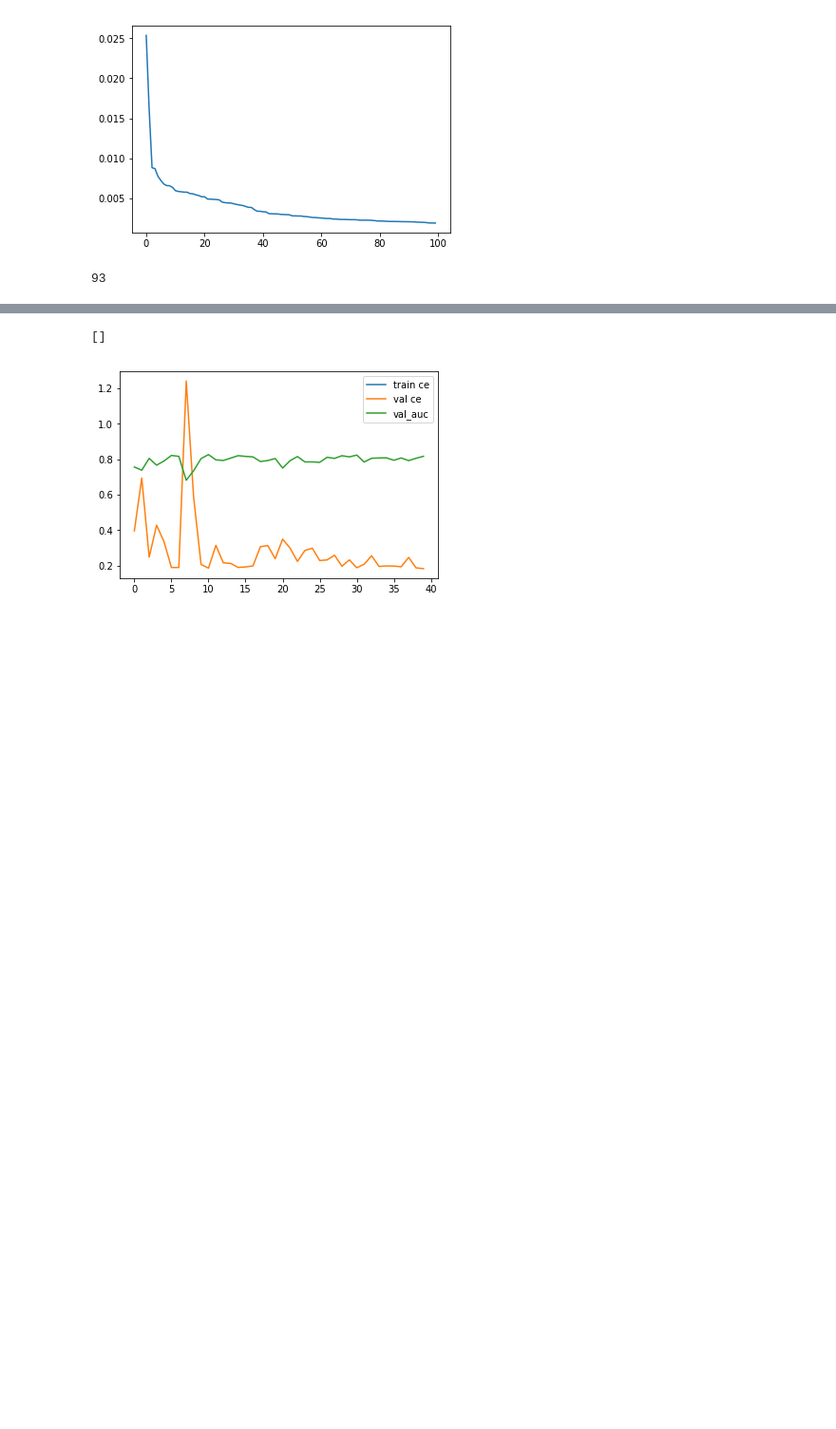
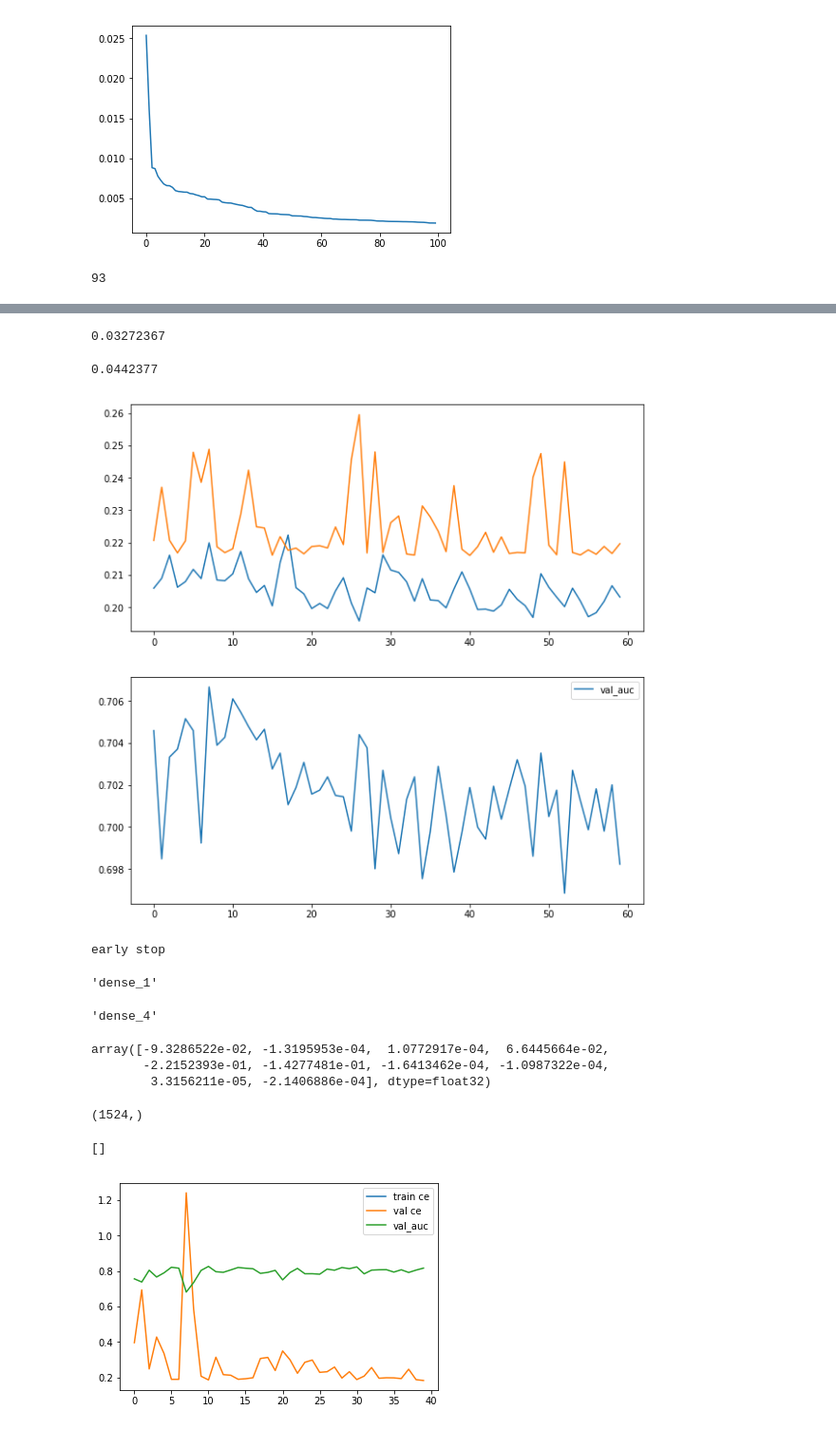
Before and after one commit to rykachevskiy/insilico_test, a Jupyter notebook: src/main.ipynb, the cells around one changed output, grey strips where cells are left out. Shown at 95% size. Saved outputs shown, nothing was run; the diff lists cells and outputs as text; code cells hidden in the pictures; blank space fills up the shorter version.

```diff
--- a/src/main.ipynb
+++ b/src/main.ipynb
@@ -309,0 +278,23 @@ early stop
+# %%
+sess.run(exp_1.dfs.weight_layer.w).max()
+# %% [output]
+0.03272367
+# %%
+sess.run(exp_1.dfs.weight_layer.w).max()
+# %% [output]
+0.0442377
+# %%
+exp_2 = NNexperiment("322_3", np.array([True] * 10 + [False] * 1514), sess)
+# %%
+exp_2.run_experiment(X_tr, y_tr, X_te, y_te, 100)
+# %% [output]
+[figure, added]
+early stop
+# %%
+exp_1.dfs.dense_array[0].name
+# %% [output]
+'dense_1'
+# %%
+exp_2.dfs.dense_array[0].name
+# %% [output]
+'dense_4'
@@ -309,0 +303,10 @@ early stop
+# %%
+exp_2.session.run(exp_2.dfs.weight_layer.w)
+# %% [output]
+array([-9.3286522e-02, -1.3195953e-04,  1.0772917e-04,  6.6445664e-02,
+       -2.2152393e-01, -1.4277481e-01, -1.6413462e-04, -1.0987322e-04,
+        3.3156211e-05, -2.1406886e-04], dtype=float32)
+# %%
+exp_1.session.run(exp_1.dfs.weight_layer.w).shape
+# %% [output]
+(1524,)
```
Also changed, not shown: parts of 28 cells of this notebook, 1 other file.
